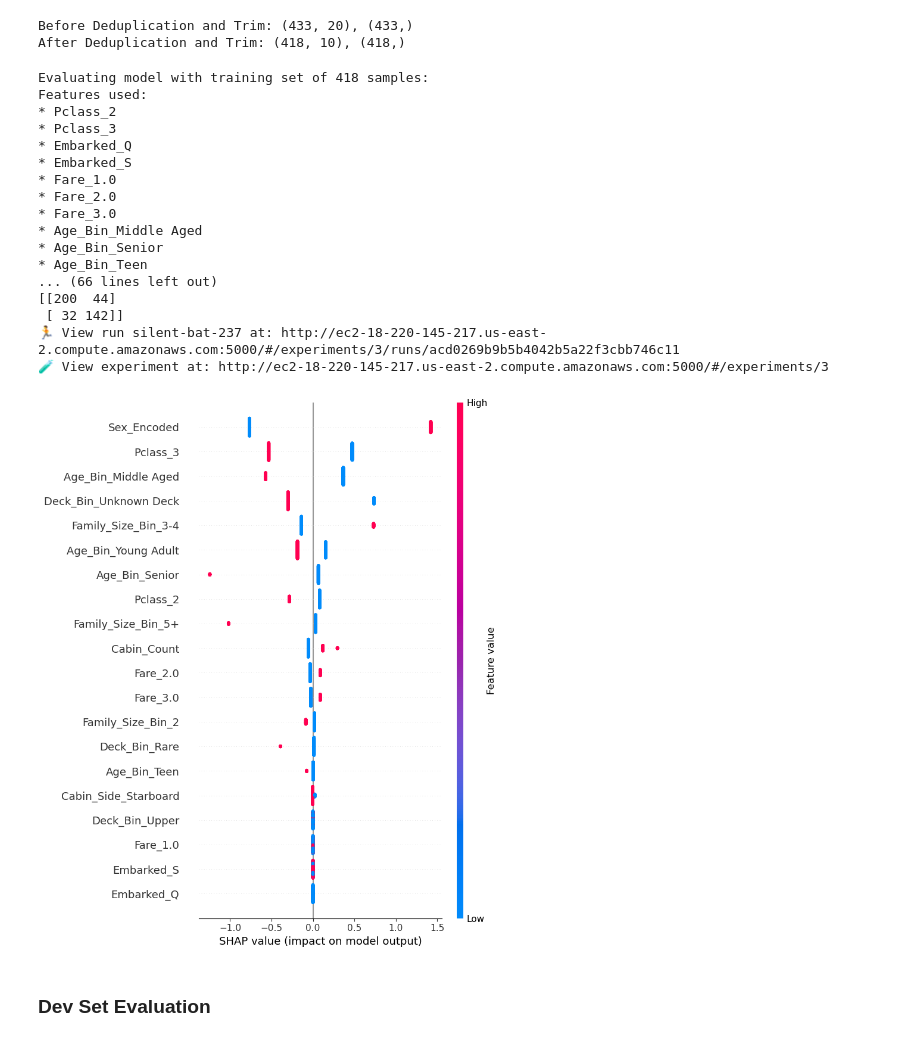
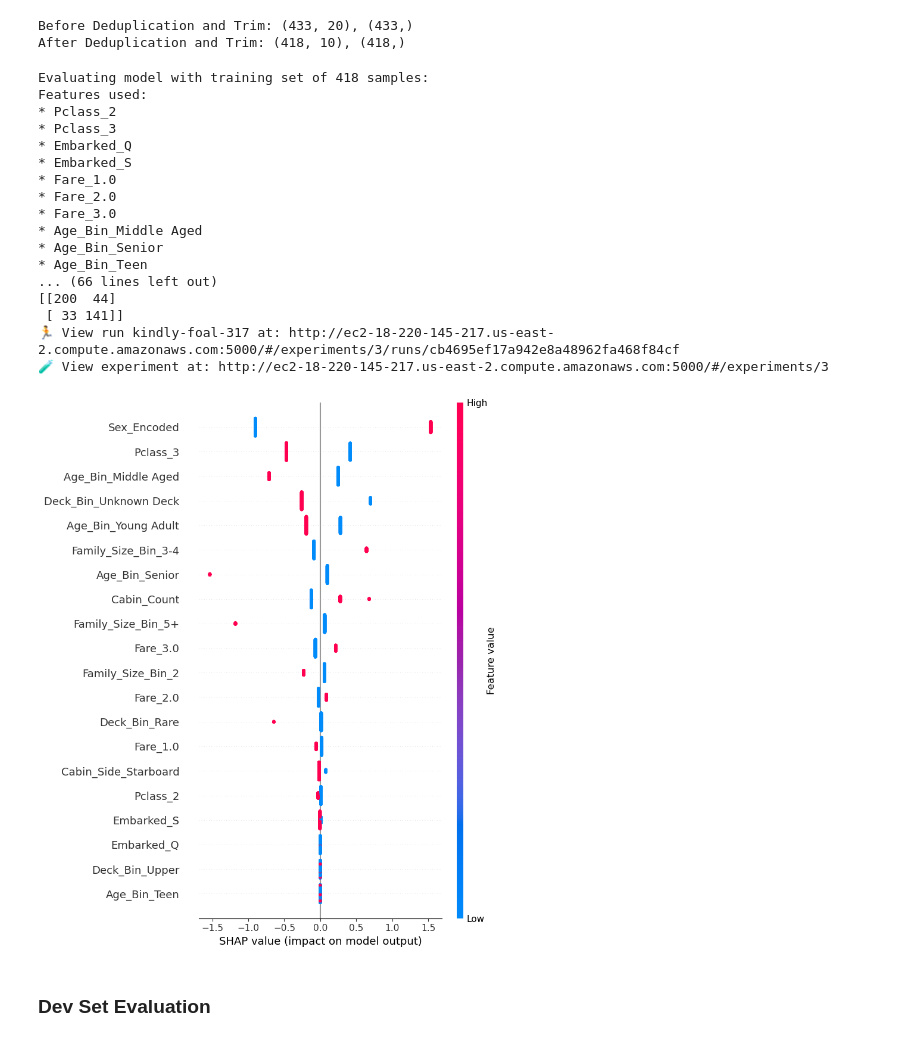
Before and after one commit to pt7481/titanic-ml-from-disaster, a Jupyter notebook: titanic_ml_from_disaster_abridged__paultongyoo.ipynb, the cells around one changed output. Drawn from its saved outputs; the diff is of its cells as text; code cells hidden in the pictures.

Commit message:
Added Training Set x Holdout Set reweighting

```diff
--- a/titanic_ml_from_disaster_abridged__paultongyoo.ipynb
+++ b/titanic_ml_from_disaster_abridged__paultongyoo.ipynb
@@ -931,9 +902,10 @@ SUMMARY: 2 features with significant differences:
 # %%
-
+# Compute sample weights based on the 'Embarked' feature
+# Age_Missing is ingored as it is not used in the model
 train_freq = X_train_full['Embarked'].value_counts(normalize=True)
 test_freq = X_test['Embarked'].value_counts(normalize=True)
 embarked_weights = (test_freq / train_freq).to_dict()               # Compute weights per category
 embarked_sample_weights = X_train_full['Embarked'].map(embarked_weights) # Map weights to each training row
 
-sample_weights = embarked_sample_weights
-sample_weights /= np.mean(sample_weights)
+X_test_sample_weights = embarked_sample_weights
+X_test_sample_weights /= np.mean(X_test_sample_weights)
@@ -943,7 +984,7 @@ sample_weights /= np.mean(sample_weights)
 mlflow.set_tracking_uri('http://ec2-18-220-145-217.us-east-2.compute.amazonaws.com:5000/')
 mlflow.set_experiment('titanic_ml_from_disaster__abridged')
 ohe_features = ['Cabin_Side', 'Deck_Bin', 'Family_Size_Bin']
-selected_features = vif_minimized_features + ['Title', 'Embarked'] + ohe_features
+selected_features = ['Pclass', 'Sex_Encoded', 'Cabin_Count', 'Title', 'Embarked', 'Fare', 'Age'] + ohe_features
 # %%
 def print_diagnostics(y, y_pred):
     print("\n" + "="*50)
@@ -1031,7 +1072,7 @@ def get_feature_names_from_preprocessor(preprocessor, selected_features):
 ### Training Set Evaluation
 # %%
 X_train_dedup, y_train_dedup = remove_duplicates_and_trim(X_train, selected_features, y_train)
-sample_weights_dedup = sample_weights[X_train_dedup.index]
+X_test_sample_weights_dedup = X_test_sample_weights[X_train_dedup.index]
 # %% [output]
 Before Deduplication and Trim: (433, 20), (433,)
 After Deduplication and Trim: (418, 10), (418,)
@@ -1090,7 +1131,7 @@ with mlflow.start_run():
     mlflow.log_param("model_type", pipeline.named_steps['classifier'].__class__.__name__)
     mlflow.log_params(default_model_params)
 
-    pipeline.fit(X_train_dedup, y_train_dedup, classifier__sample_weight=sample_weights_dedup)
+    pipeline.fit(X_train_dedup, y_train_dedup, classifier__sample_weight=X_test_sample_weights_dedup)
 
     feature_names_after_preprocessing = get_feature_names_from_preprocessor(
         pipeline.named_steps['preprocessor'],
@@ -1127,36 +1168,36 @@ with mlflow.start_run():
     print("\nModel Coefficients:")
     coef_df = pd.DataFrame(pipeline.named_steps['classifier'].coef_.T, index=feature_names_after_preprocessing, columns=['Coefficient'])
     print(coef_df.sort_values(by='Coefficient', ascending=False))
     print()
 
     print("\nClassification Report:")
     print_diagnostics(y_train_dedup, y_pred)
 
     # Plot SHAP Summary
     X_train_dedup_processed = pipeline.named_steps['preprocessor'].transform(X_train_dedup)
     explainer = shap.LinearExplainer(pipeline.named_steps['classifier'], X_train_dedup_processed)
     shap_values = explainer.shap_values(X_train_dedup_processed)
     X_train_shap_df = pd.DataFrame(X_train_dedup_processed, columns=feature_names_after_preprocessing)
     shap.summary_plot(shap_values, X_train_shap_df, plot_type="dot", show=False)
 # %% [output]
 Evaluating model with training set of 418 samples:
 Features used:
 * Pclass_2
 * Pclass_3
 * Embarked_Q
 * Embarked_S
 * Fare_1.0
 * Fare_2.0
 * Fare_3.0
 * Age_Bin_Middle Aged
 * Age_Bin_Senior
 * Age_Bin_Teen
 ... (66 lines left out)
 [[200  44]
- [ 32 142]]
-🏃 View run silent-bat-237 at: http://ec2-18-220-145-217.us-east-2.compute.amazonaws.com:5000/#/experiments/3/runs/acd0269b9b5b4042b5a22f3cbb746c11
+ [ 33 141]]
+🏃 View run kindly-foal-317 at: http://ec2-18-220-145-217.us-east-2.compute.amazonaws.com:5000/#/experiments/3/runs/cb4695ef17a942e8a48962fa468f84cf
 🧪 View experiment at: http://ec2-18-220-145-217.us-east-2.compute.amazonaws.com:5000/#/experiments/3
-[figure, old version]
+[figure, new version]
 # %% [markdown]
 ### Dev Set Evaluation
 # %%
```
Also changed, not shown: parts of 20 cells of this notebook.
